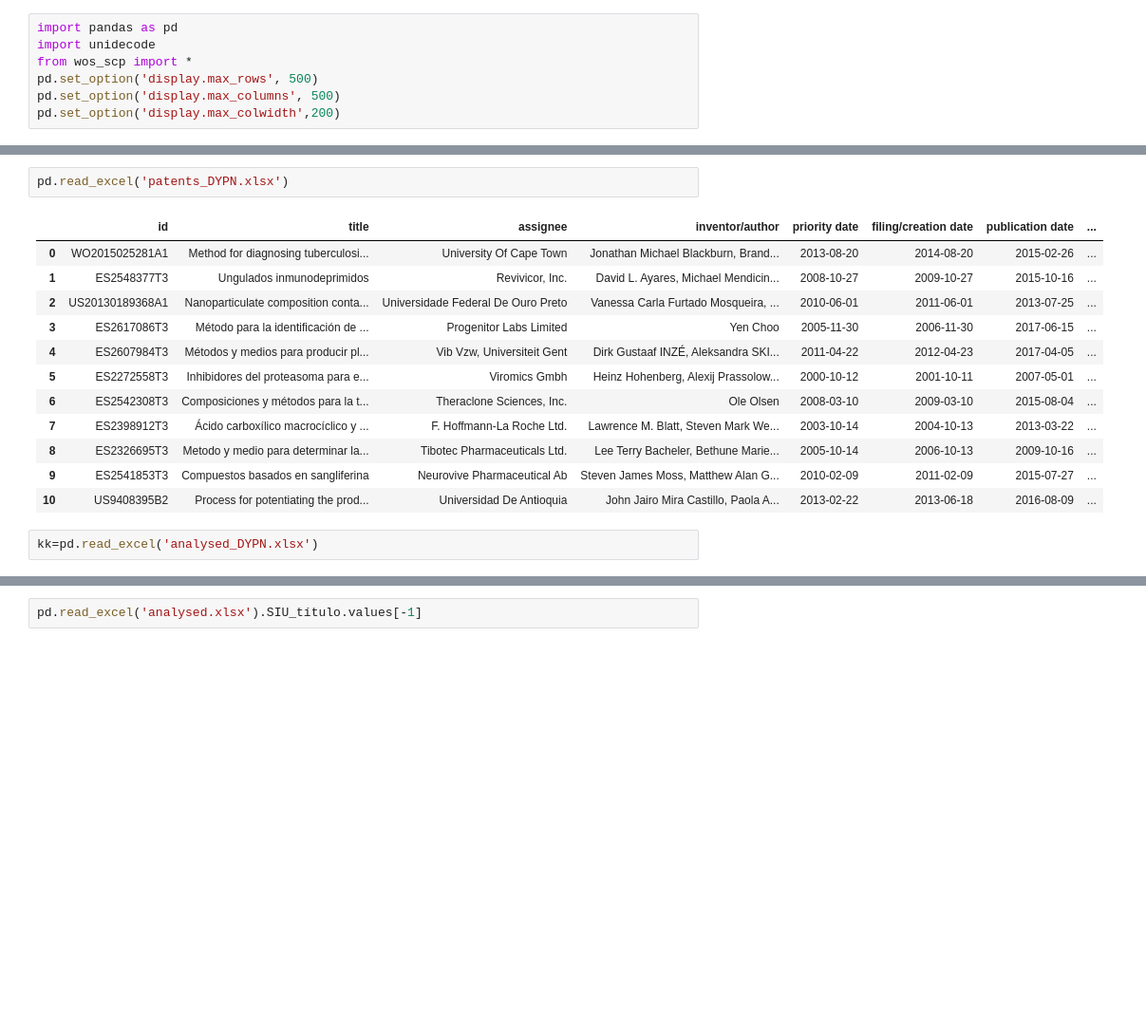
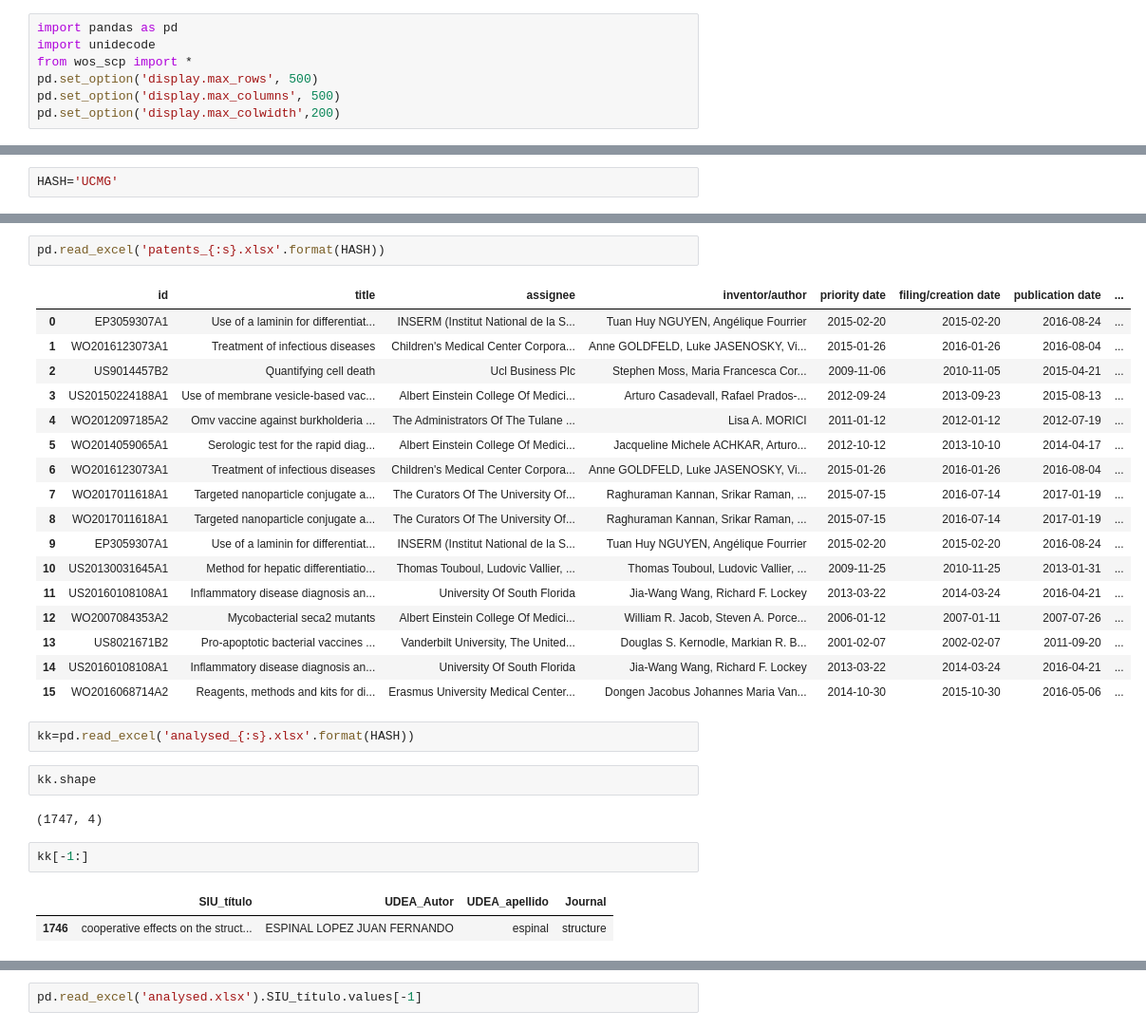
Before and after one commit to restrepo/run_firefox_from_jupyter, a Jupyter notebook: test.ipynb, the cells around one changed output, grey strips where cells are left out. Shown at 95% size. Cells and saved outputs as stored; diff of their text form; blank space fills up the shorter version.

```diff
--- a/test.ipynb
+++ b/test.ipynb
@@ -8,3 +12,5 @@ pd.set_option('display.max_colwidth',200)
+# %%
+HASH='UCMG'
 # %%
 ls -lt patents*
 # %% [output]
@@ -20,22 +28,36 @@ ls -lt patents*
 -rw-r--r-- 1 restrepo restrepo    6438 Jul 18 09:57 patents_TFAZ.xlsx
 -rw-r--r-- 1 restrepo restrepo 1507940 Jul 17 19:02 patents_ZLXO.xlsx
 # %%
-pd.read_excel('patents_DYPN.xlsx')
+pd.read_excel('patents_{:s}.xlsx'.format(HASH))
 # %% [output]
 |  | id | title | assignee | inventor/author | priority date | filing/creation date | publication date | ... |
-| 0 | WO2015025281A1 | Method for diagnosing tuberculosi... | University Of Cape Town | Jonathan Michael Blackburn, Brand... | 2013-08-20 | 2014-08-20 | 2015-02-26 | ... |
-| 1 | ES2548377T3 | Ungulados inmunodeprimidos | Revivicor, Inc. | David L. Ayares, Michael Mendicin... | 2008-10-27 | 2009-10-27 | 2015-10-16 | ... |
-| 2 | US20130189368A1 | Nanoparticulate composition conta... | Universidade Federal De Ouro Preto | Vanessa Carla Furtado Mosqueira, ... | 2010-06-01 | 2011-06-01 | 2013-07-25 | ... |
-| 3 | ES2617086T3 | Método para la identificación de ... | Progenitor Labs Limited | Yen Choo | 2005-11-30 | 2006-11-30 | 2017-06-15 | ... |
-| 4 | ES2607984T3 | Métodos y medios para producir pl... | Vib Vzw, Universiteit Gent | Dirk Gustaaf INZÉ, Aleksandra SKI... | 2011-04-22 | 2012-04-23 | 2017-04-05 | ... |
-| 5 | ES2272558T3 | Inhibidores del proteasoma para e... | Viromics Gmbh | Heinz Hohenberg, Alexij Prassolow... | 2000-10-12 | 2001-10-11 | 2007-05-01 | ... |
-| 6 | ES2542308T3 | Composiciones y métodos para la t... | Theraclone Sciences, Inc. | Ole Olsen | 2008-03-10 | 2009-03-10 | 2015-08-04 | ... |
-| 7 | ES2398912T3 | Ácido carboxílico macrocíclico y ... | F. Hoffmann-La Roche Ltd. | Lawrence M. Blatt, Steven Mark We... | 2003-10-14 | 2004-10-13 | 2013-03-22 | ... |
-| 8 | ES2326695T3 | Metodo y medio para determinar la... | Tibotec Pharmaceuticals Ltd. | Lee Terry Bacheler, Bethune Marie... | 2005-10-14 | 2006-10-13 | 2009-10-16 | ... |
-| 9 | ES2541853T3 | Compuestos basados en sangliferina | Neurovive Pharmaceutical Ab | Steven James Moss, Matthew Alan G... | 2010-02-09 | 2011-02-09 | 2015-07-27 | ... |
-| 10 | US9408395B2 | Process for potentiating the prod... | Universidad De Antioquia | John Jairo Mira Castillo, Paola A... | 2013-02-22 | 2013-06-18 | 2016-08-09 | ... |
+| 0 | EP3059307A1 | Use of a laminin for differentiat... | INSERM (Institut National de la S... | Tuan Huy NGUYEN, Angélique Fourrier | 2015-02-20 | 2015-02-20 | 2016-08-24 | ... |
+| 1 | WO2016123073A1 | Treatment of infectious diseases | Children's Medical Center Corpora... | Anne GOLDFELD, Luke JASENOSKY, Vi... | 2015-01-26 | 2016-01-26 | 2016-08-04 | ... |
+| 2 | US9014457B2 | Quantifying cell death | Ucl Business Plc | Stephen Moss, Maria Francesca Cor... | 2009-11-06 | 2010-11-05 | 2015-04-21 | ... |
+| 3 | US20150224188A1 | Use of membrane vesicle-based vac... | Albert Einstein College Of Medici... | Arturo Casadevall, Rafael Prados-... | 2012-09-24 | 2013-09-23 | 2015-08-13 | ... |
+| 4 | WO2012097185A2 | Omv vaccine against burkholderia ... | The Administrators Of The Tulane ... | Lisa A. MORICI | 2011-01-12 | 2012-01-12 | 2012-07-19 | ... |
+| 5 | WO2014059065A1 | Serologic test for the rapid diag... | Albert Einstein College Of Medici... | Jacqueline Michele ACHKAR, Arturo... | 2012-10-12 | 2013-10-10 | 2014-04-17 | ... |
+| 6 | WO2016123073A1 | Treatment of infectious diseases | Children's Medical Center Corpora... | Anne GOLDFELD, Luke JASENOSKY, Vi... | 2015-01-26 | 2016-01-26 | 2016-08-04 | ... |
+| 7 | WO2017011618A1 | Targeted nanoparticle conjugate a... | The Curators Of The University Of... | Raghuraman Kannan, Srikar Raman, ... | 2015-07-15 | 2016-07-14 | 2017-01-19 | ... |
+| 8 | WO2017011618A1 | Targeted nanoparticle conjugate a... | The Curators Of The University Of... | Raghuraman Kannan, Srikar Raman, ... | 2015-07-15 | 2016-07-14 | 2017-01-19 | ... |
+| 9 | EP3059307A1 | Use of a laminin for differentiat... | INSERM (Institut National de la S... | Tuan Huy NGUYEN, Angélique Fourrier | 2015-02-20 | 2015-02-20 | 2016-08-24 | ... |
+| 10 | US20130031645A1 | Method for hepatic differentiatio... | Thomas Touboul, Ludovic Vallier, ... | Thomas Touboul, Ludovic Vallier, ... | 2009-11-25 | 2010-11-25 | 2013-01-31 | ... |
+| 11 | US20160108108A1 | Inflammatory disease diagnosis an... | University Of South Florida | Jia-Wang Wang, Richard F. Lockey | 2013-03-22 | 2014-03-24 | 2016-04-21 | ... |
+| 12 | WO2007084353A2 | Mycobacterial seca2 mutants | Albert Einstein College Of Medici... | William R. Jacob, Steven A. Porce... | 2006-01-12 | 2007-01-11 | 2007-07-26 | ... |
+| 13 | US8021671B2 | Pro-apoptotic bacterial vaccines ... | Vanderbilt University, The United... | Douglas S. Kernodle, Markian R. B... | 2001-02-07 | 2002-02-07 | 2011-09-20 | ... |
+| 14 | US20160108108A1 | Inflammatory disease diagnosis an... | University Of South Florida | Jia-Wang Wang, Richard F. Lockey | 2013-03-22 | 2014-03-24 | 2016-04-21 | ... |
+| 15 | WO2016068714A2 | Reagents, methods and kits for di... | Erasmus University Medical Center... | Dongen Jacobus Johannes Maria Van... | 2014-10-30 | 2015-10-30 | 2016-05-06 | ... |
 # %%
-kk=pd.read_excel('analysed_DYPN.xlsx')
+kk=pd.read_excel('analysed_{:s}.xlsx'.format(HASH))
+# %%
+kk.shape
+# %% [output]
+(1747, 4)
+# %%
+kk[-1:]
+# %% [output]
+|  | SIU_título | UDEA_Autor | UDEA_apellido | Journal |
+| 1746 | cooperative effects on the struct... | ESPINAL LOPEZ JUAN FERNANDO | espinal | structure |
 # %%
 kk[kk.SIU_título.str.contains('encr')]
 # %% [output]
```
Also changed, not shown: parts of 9 cells of this notebook, 1 other file.
